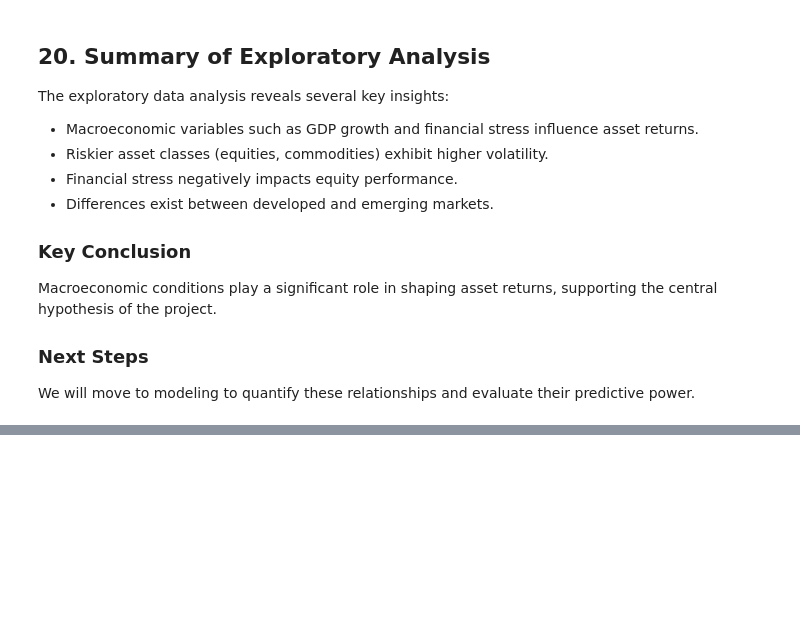
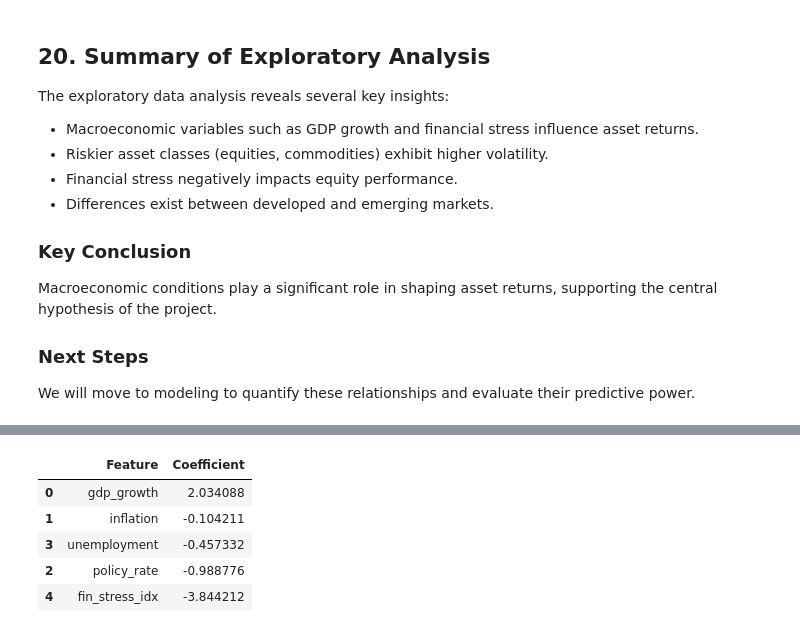
Before and after one commit to Wexwer/Macroeconomics-Indicators-Effect, a Jupyter notebook: Data Science/Exam-Project/Data Source/macroeconomic_indicators_effect_project.ipynb, the cells around one changed output, grey strips where cells are left out. Saved outputs shown, nothing was run; the diff lists cells and outputs as text; code cells hidden in the pictures; blank space fills up the shorter version.

```diff
--- a/Data Science/Exam-Project/Data Source/macroeconomic_indicators_effect_project.ipynb
+++ b/Data Science/Exam-Project/Data Source/macroeconomic_indicators_effect_project.ipynb
@@ -755,0 +884,14 @@ We will move to modeling to quantify these relationships and evaluate their pred
+# %%
+coefficients = pd.DataFrame({
+    "Feature": features,
+    "Coefficient": model.coef_
+})
+
+coefficients.sort_values(by="Coefficient", ascending=False)
+# %% [output]
+|  | Feature | Coefficient |
+| 0 | gdp_growth | 2.034088 |
+| 1 | inflation | -0.104211 |
+| 3 | unemployment | -0.457332 |
+| 2 | policy_rate | -0.988776 |
+| 4 | fin_stress_idx | -3.844212 |
```
Also changed, not shown: parts of 18 cells of this notebook.
